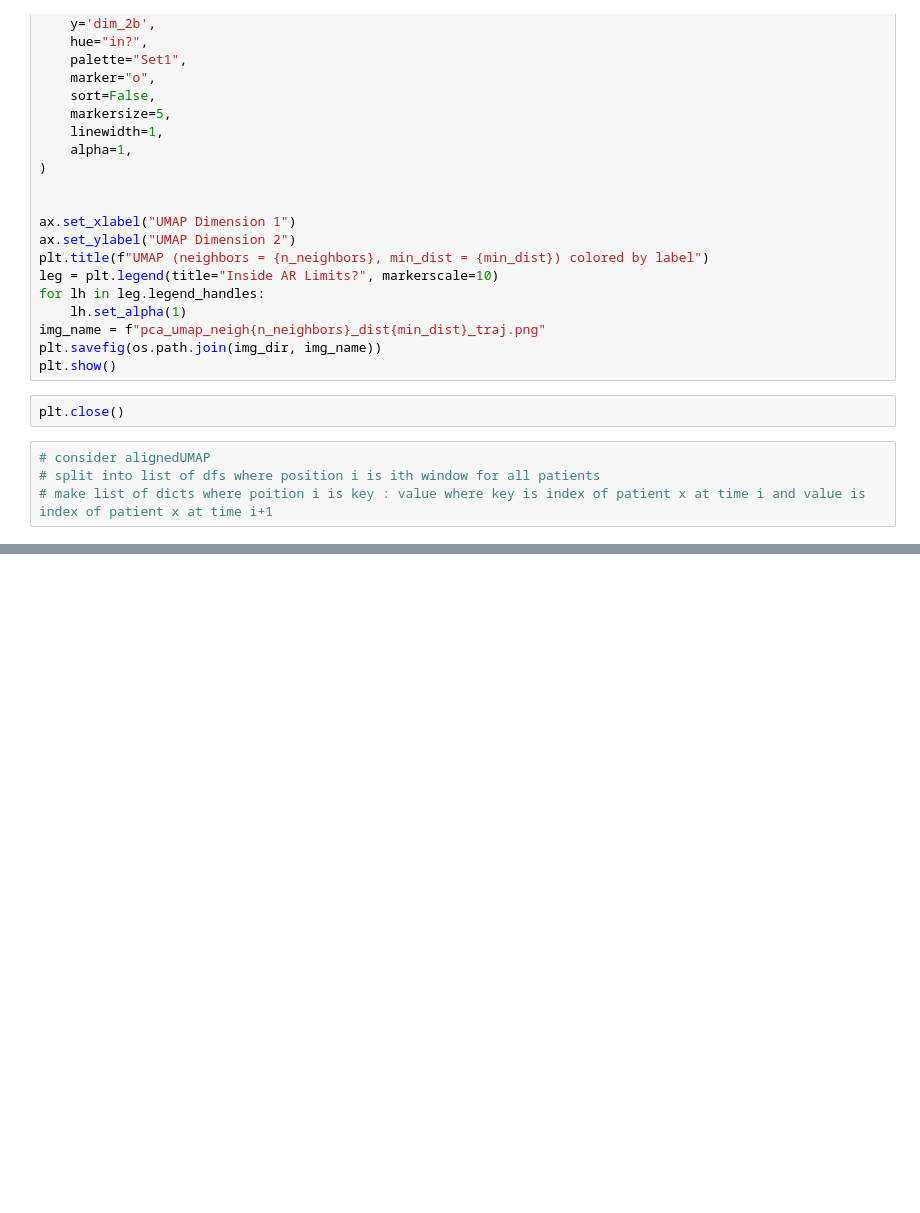
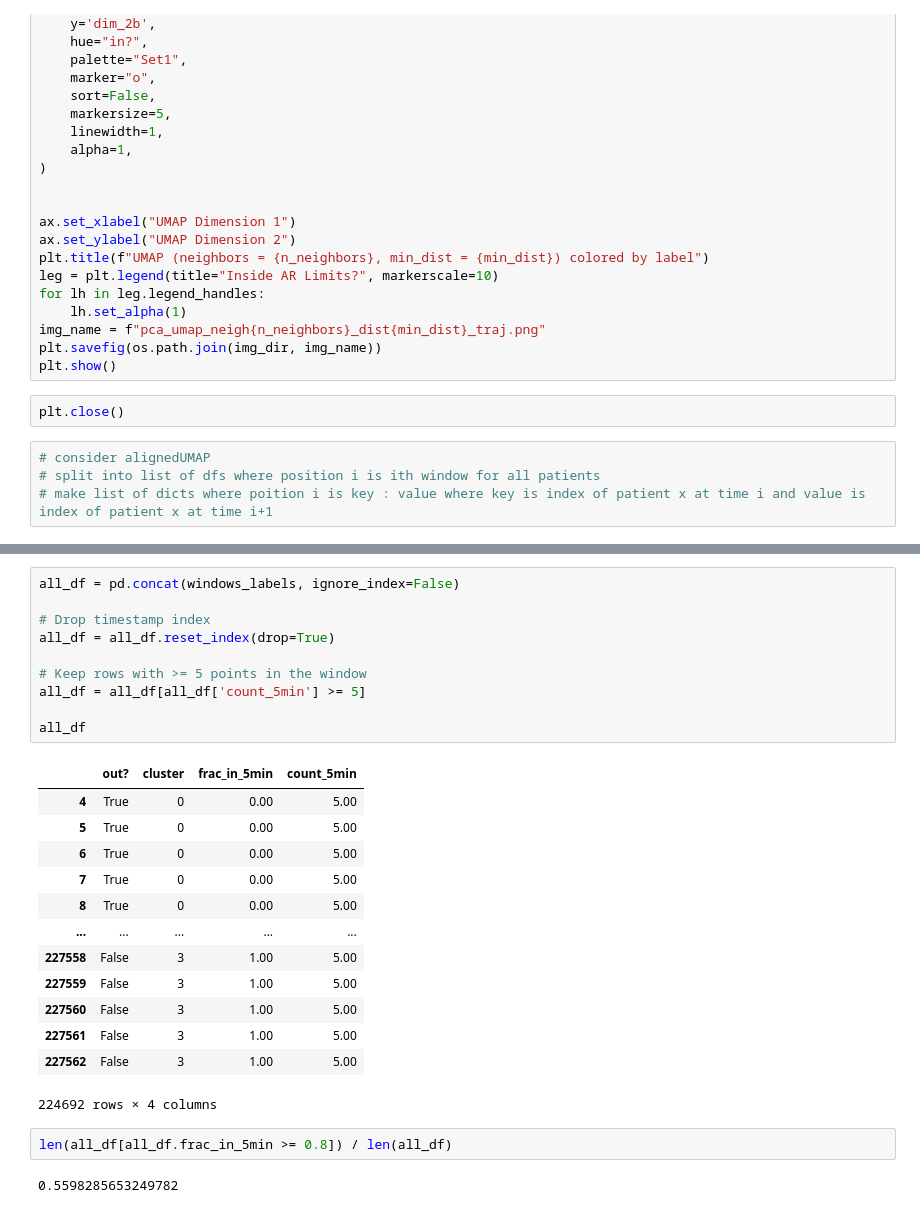
Before and after one commit to mattrosati/accelerate, a Jupyter notebook: notebooks/outside_limits.ipynb, the cells around one changed output, grey strips where cells are left out. Saved outputs shown, nothing was run; the diff lists cells and outputs as text; blank space fills up the shorter version.

```diff
--- a/notebooks/outside_limits.ipynb
+++ b/notebooks/outside_limits.ipynb
@@ -668,0 +853,28 @@ plt.close()
+# %%
+all_df = pd.concat(windows_labels, ignore_index=False)
+
+# Drop timestamp index
+all_df = all_df.reset_index(drop=True)
+
+# Keep rows with >= 5 points in the window
+all_df = all_df[all_df['count_5min'] >= 5]
+
+all_df
+# %% [output]
+|  | out? | cluster | frac_in_5min | count_5min |
+| 4 | True | 0 | 0.00 | 5.00 |
+| 5 | True | 0 | 0.00 | 5.00 |
+| 6 | True | 0 | 0.00 | 5.00 |
+| 7 | True | 0 | 0.00 | 5.00 |
+| 8 | True | 0 | 0.00 | 5.00 |
+| ... | ... | ... | ... | ... |
+| 227558 | False | 3 | 1.00 | 5.00 |
+| 227559 | False | 3 | 1.00 | 5.00 |
+| 227560 | False | 3 | 1.00 | 5.00 |
+| 227561 | False | 3 | 1.00 | 5.00 |
+| 227562 | False | 3 | 1.00 | 5.00 |
+224692 rows × 4 columns
+# %%
+len(all_df[all_df.frac_in_5min >= 0.8]) / len(all_df)
+# %% [output]
+0.5598285653249782
```
Also changed, not shown: parts of 20 cells of this notebook, 2 other files.
